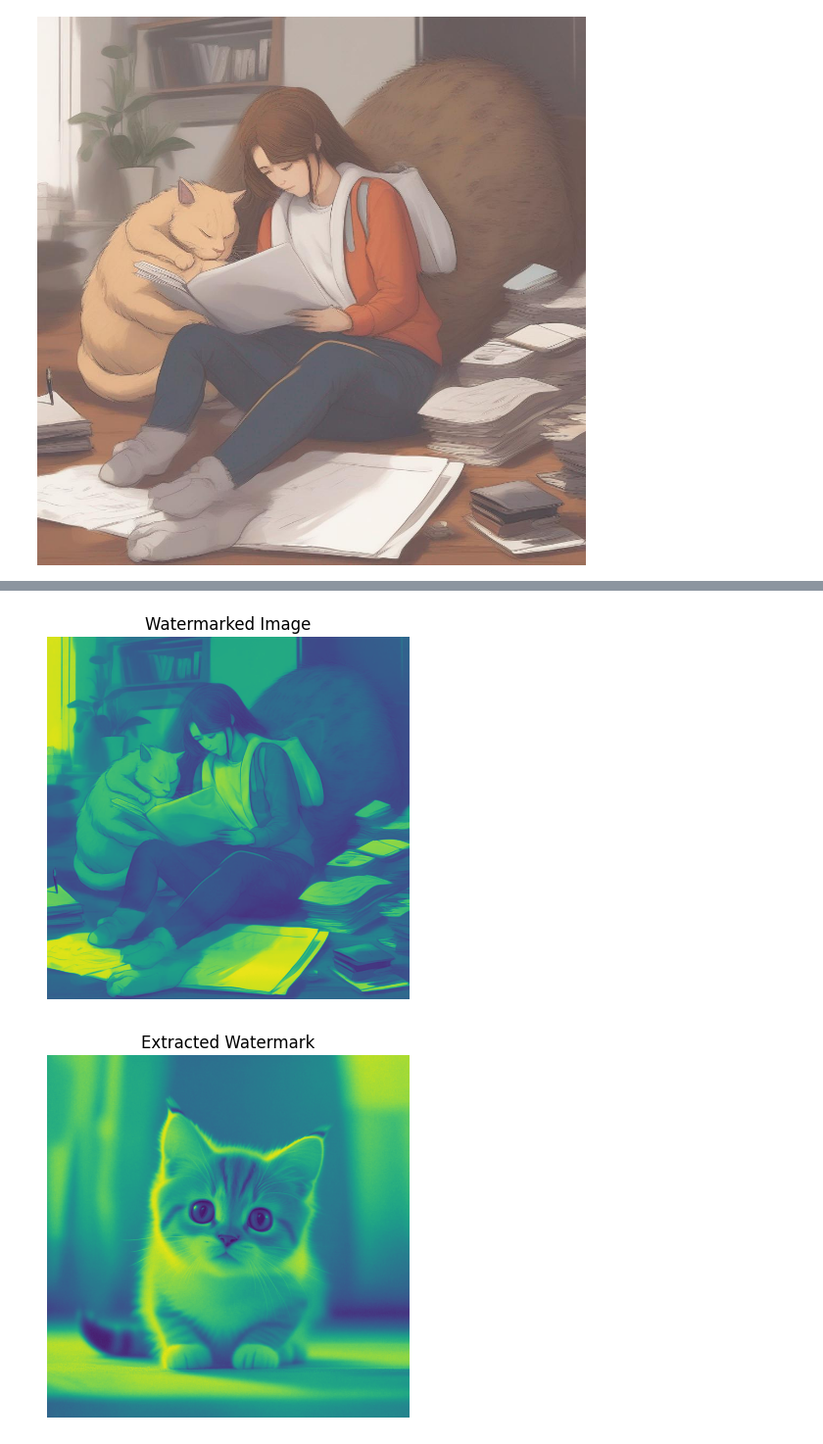
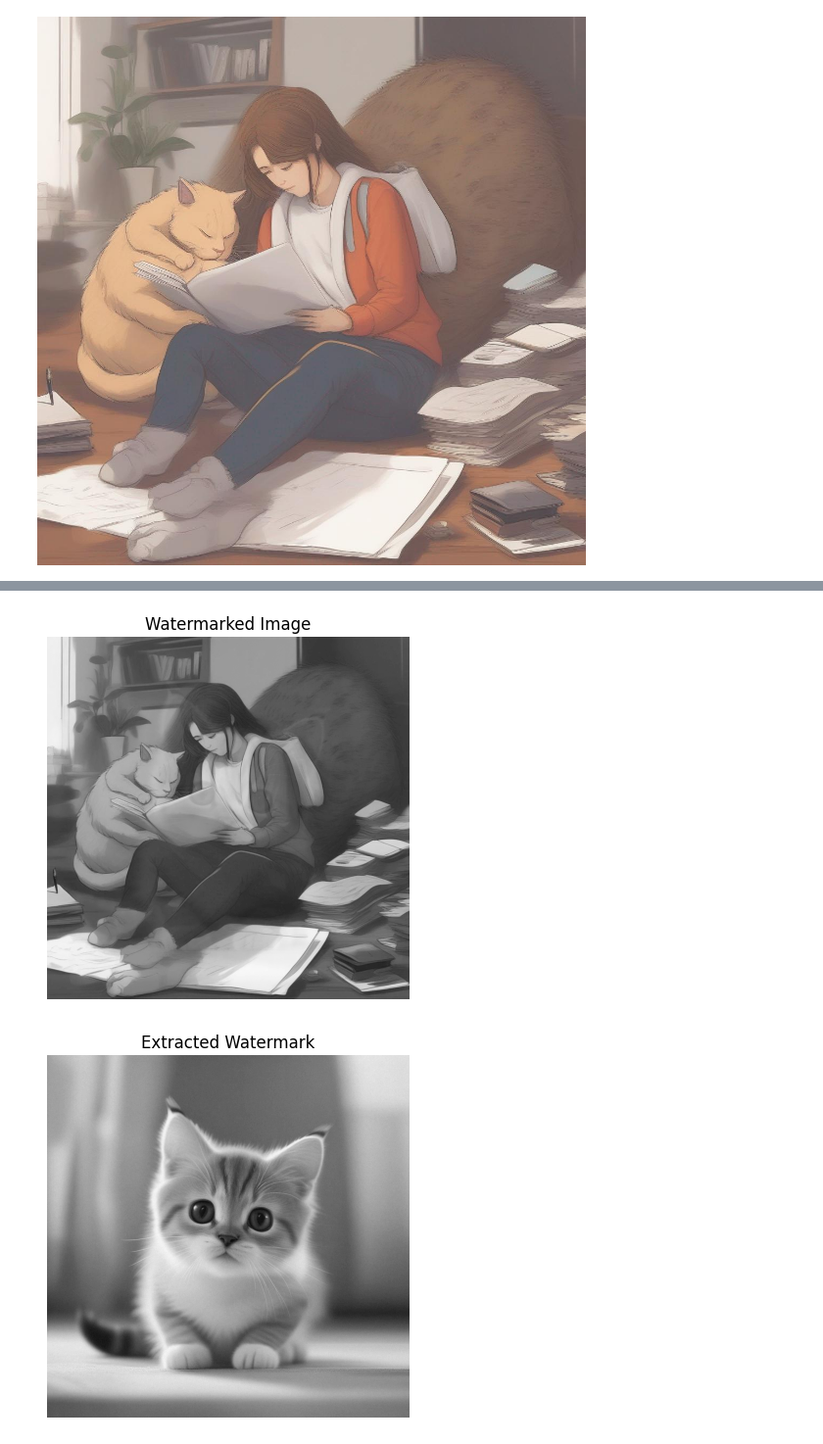
Before and after one commit to FelineJTD/digital-watermark-dct-ai-art, a Jupyter notebook: python/watermark.ipynb, the cells around one changed output, grey strips where cells are left out. Shown at 98% size. Cells and saved outputs as stored; diff of their text form; code cells hidden in the pictures.

```diff
--- a/python/watermark.ipynb
+++ b/python/watermark.ipynb
@@ -65,34 +65,34 @@ image_grayscale = np.mean(image, axis=2)
 # Get the dimensions of the image
 M, N = image_grayscale.shape
 # Load the watermark ./watermark.png
 watermark_image = Image.open(watermark_img_path)
 # Resize the watermark
 watermark_image = watermark_image.resize((N, M))
 # Load the watermark
 watermark_image = np.array(watermark_image)
 # Convert the watermark to grayscale
 watermark_image = np.mean(watermark_image, axis=2)
 # Embed the watermark
 watermarked_image = embed_watermark_dct(image_grayscale, watermark_image)
 # Extract the watermark
 extracted_watermark = extract_watermark_dct(image_grayscale, watermarked_image)
 # Plot the original image
 plt.figure()
 plt.imshow(image)
 plt.title('Original Image')
 plt.axis('off')
 # Plot the watermarked image
 plt.figure()
-plt.imshow(watermarked_image)
+plt.imshow(watermarked_image, cmap='gray')
 plt.title('Watermarked Image')
 plt.axis('off')
 # Plot the extracted watermark
 plt.figure()
-plt.imshow(extracted_watermark)
+plt.imshow(extracted_watermark, cmap='gray')
 plt.title('Extracted Watermark')
 plt.axis('off')
 plt.show()
 # %% [output]
 [figure]
-[figure, old version]
+[figure, new version]
-[figure, old version]
+[figure, new version]
```
Also changed, not shown: parts of 1 cell of this notebook.
